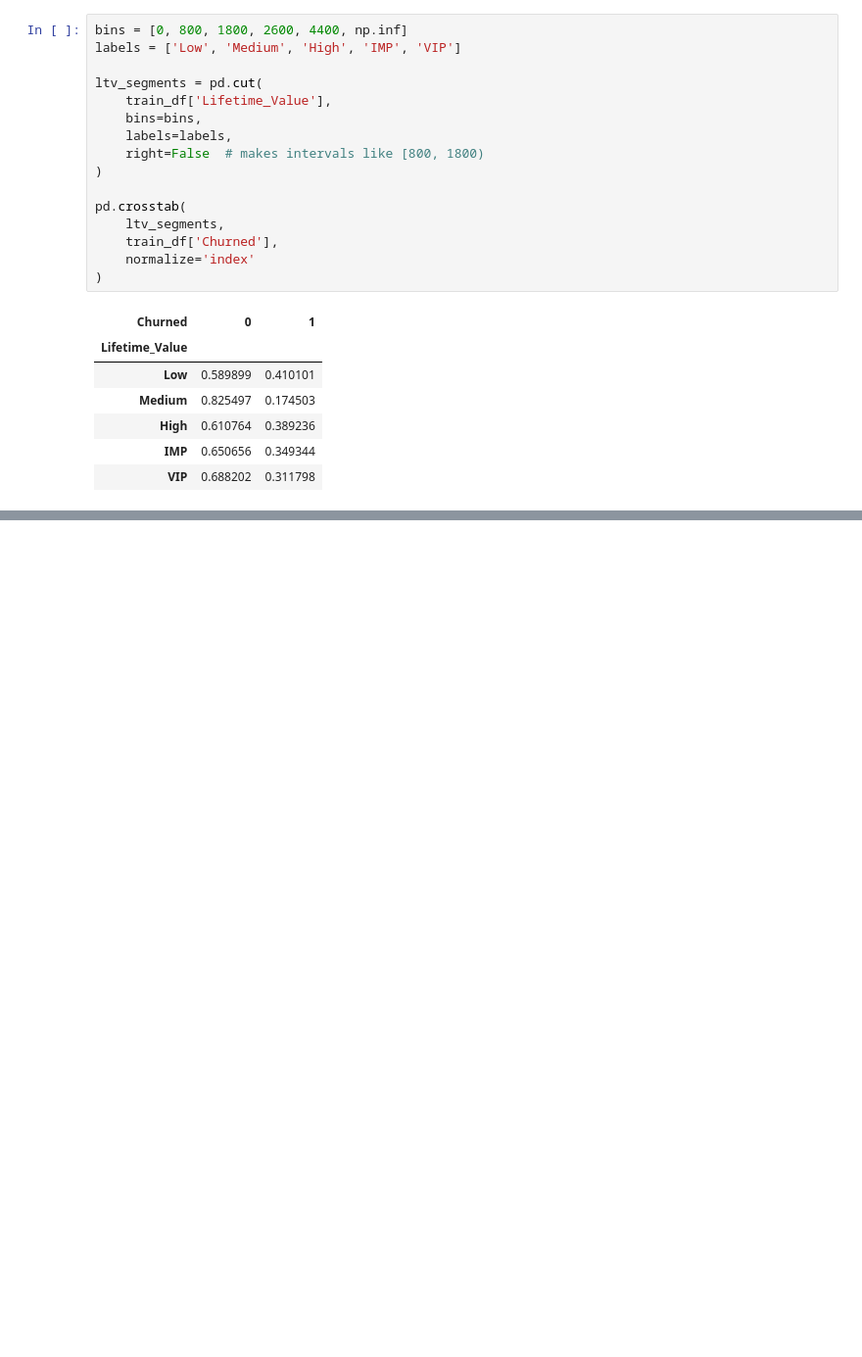
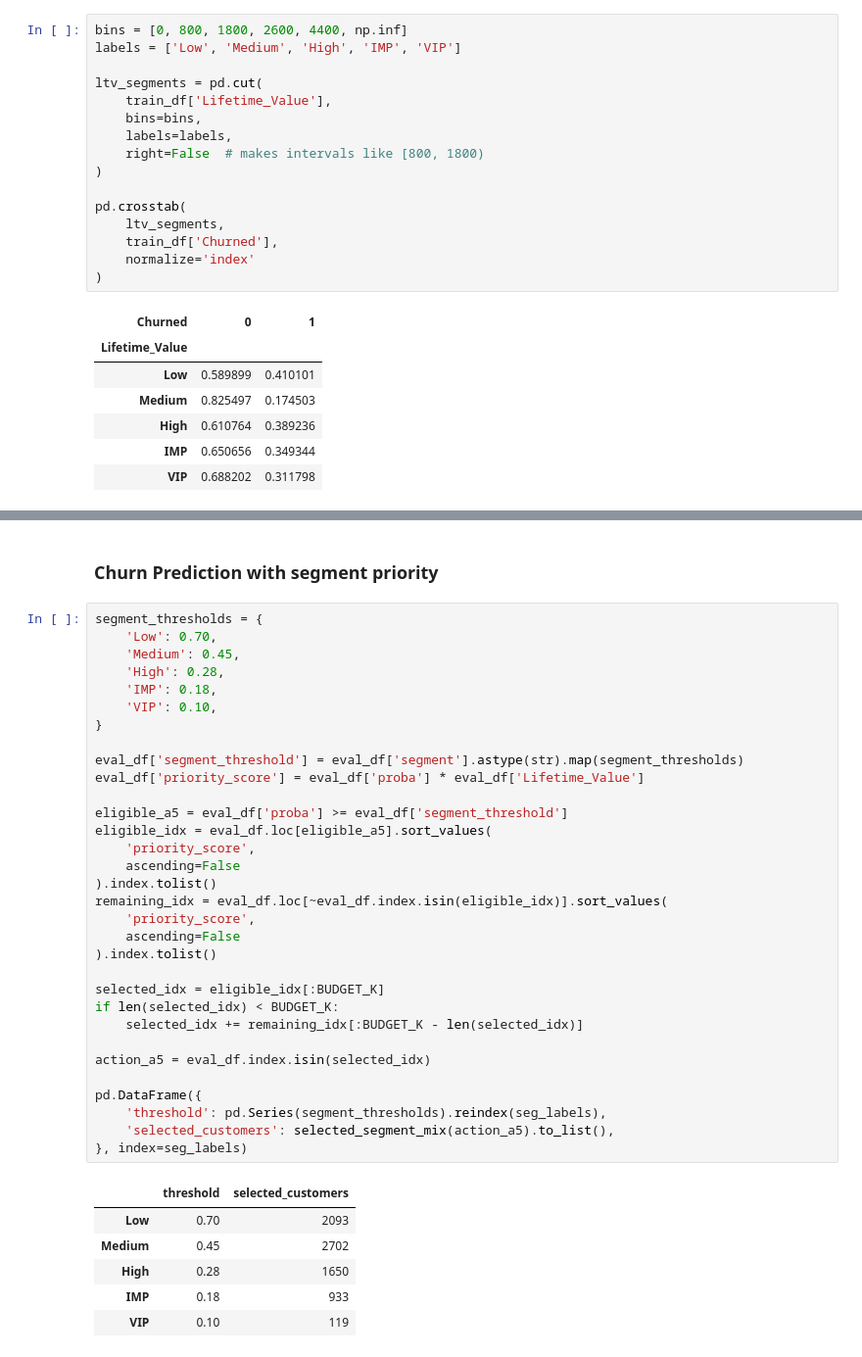
Before and after one commit to shashankgarewal/customer-churn-prediction-segmentation-revenue-risk-analysis, a Jupyter notebook: notebooks/business-solution-evaluation.ipynb, the cells around one changed output, grey strips where cells are left out. Shown at 98% size. Saved outputs shown, nothing was run; the diff lists cells and outputs as text; blank space fills up the shorter version.

```diff
--- a/notebooks/business-solution-evaluation.ipynb
+++ b/notebooks/business-solution-evaluation.ipynb
@@ -181,0 +357,41 @@ recall_score(top1_ltv_ytest, top1_ltv_ypred)
+# %% [markdown]
+### Churn Prediction with segment priority
+# %%
+segment_thresholds = {
+    'Low': 0.70,
+    'Medium': 0.45,
+    'High': 0.28,
+    'IMP': 0.18,
+    'VIP': 0.10,
+}
+
+eval_df['segment_threshold'] = eval_df['segment'].astype(str).map(segment_thresholds)
+eval_df['priority_score'] = eval_df['proba'] * eval_df['Lifetime_Value']
+
+eligible_a5 = eval_df['proba'] >= eval_df['segment_threshold']
+eligible_idx = eval_df.loc[eligible_a5].sort_values(
+    'priority_score',
+    ascending=False
+).index.tolist()
+remaining_idx = eval_df.loc[~eval_df.index.isin(eligible_idx)].sort_values(
+    'priority_score',
+    ascending=False
+).index.tolist()
+
+selected_idx = eligible_idx[:BUDGET_K]
+if len(selected_idx) < BUDGET_K:
+    selected_idx += remaining_idx[:BUDGET_K - len(selected_idx)]
+
+action_a5 = eval_df.index.isin(selected_idx)
+
+pd.DataFrame({
+    'threshold': pd.Series(segment_thresholds).reindex(seg_labels),
+    'selected_customers': selected_segment_mix(action_a5).to_list(),
+}, index=seg_labels)
+# %% [output]
+|  | threshold | selected_customers |
+| Low | 0.70 | 2093 |
+| Medium | 0.45 | 2702 |
+| High | 0.28 | 1650 |
+| IMP | 0.18 | 933 |
+| VIP | 0.10 | 119 |
```
Also changed, not shown: parts of 18 cells of this notebook.
